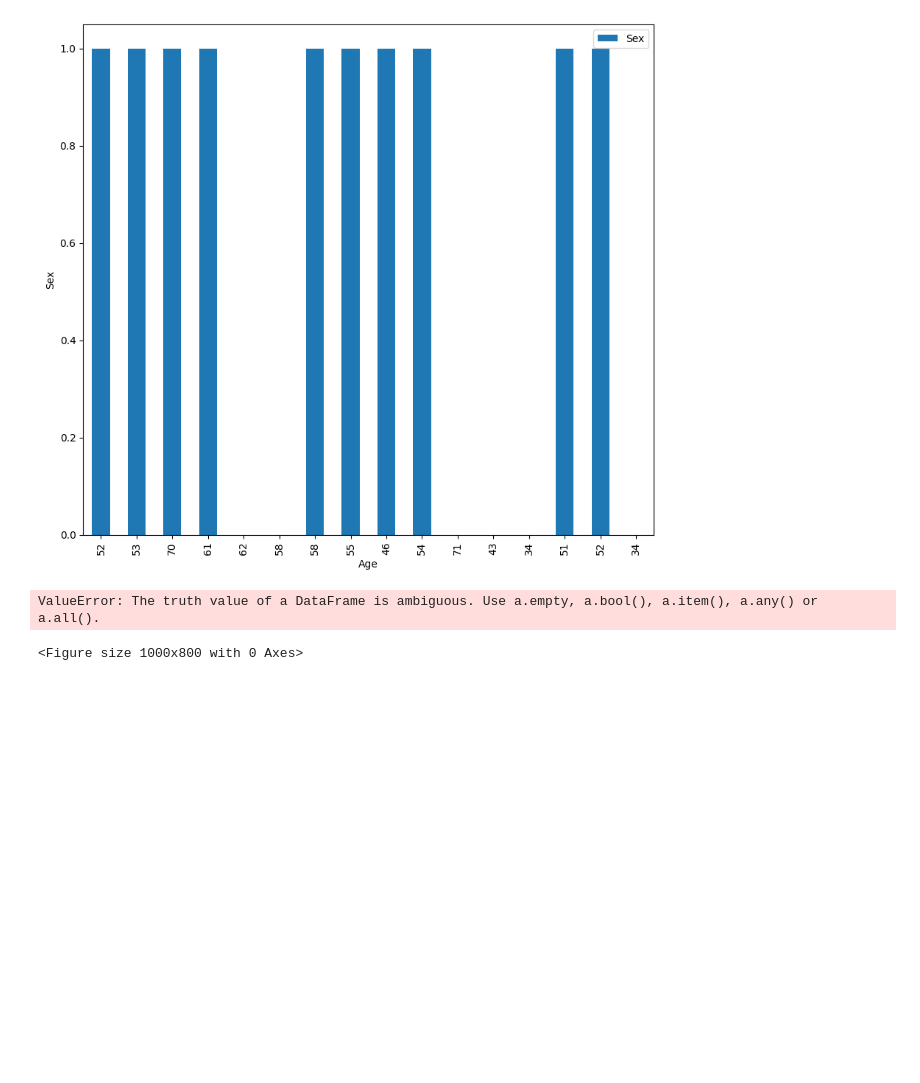
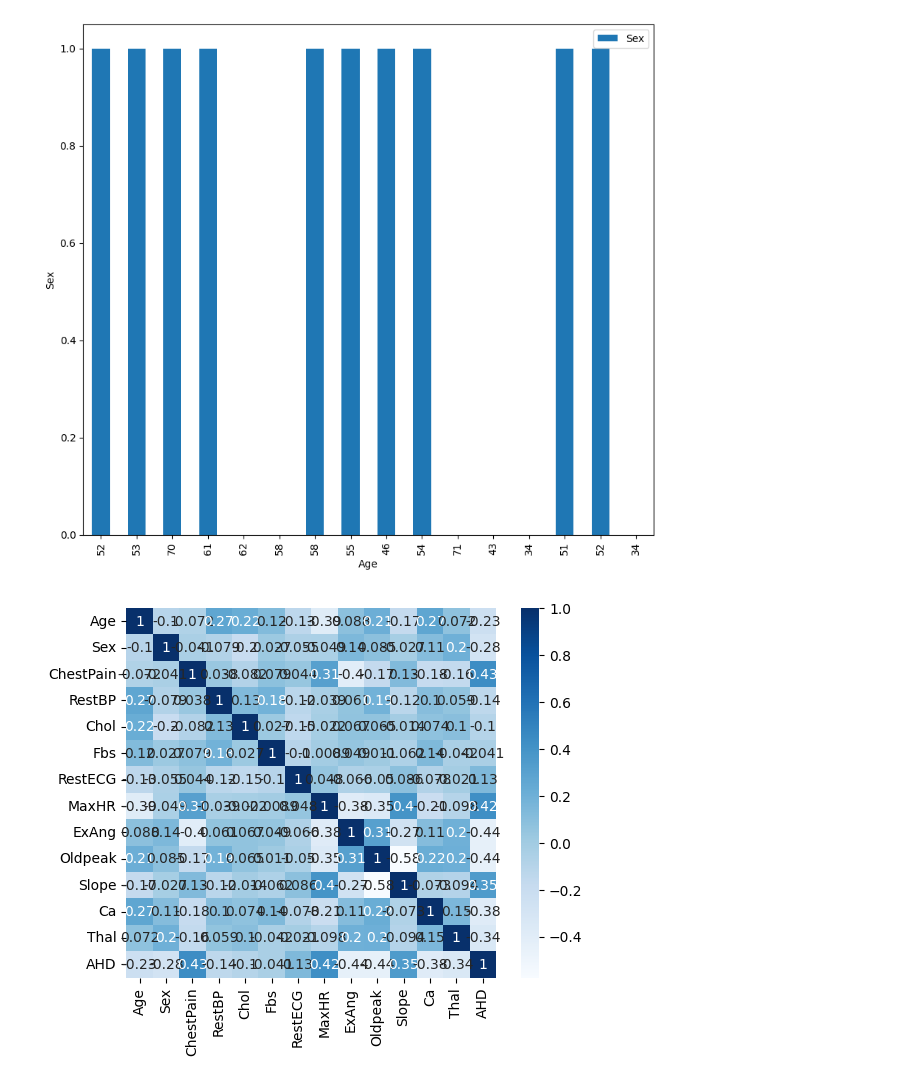
Before and after one commit to adityakardile6329/dsbda-assign, a Jupyter notebook: heartcsv_All_oper.ipynb, the cells around one changed output. Saved outputs shown, nothing was run; the diff lists cells and outputs as text; code cells hidden in the pictures; blank space fills up the shorter version.

```diff
--- a/heartcsv_All_oper.ipynb
+++ b/heartcsv_All_oper.ipynb
@@ -236,15 +223,9 @@ plt.ylabel('Sex')
 plt.show()
 # %% [output]
 [figure]
-# %%
-correlation_matrix=df.corr()
-# Plot the correlation matrix using a heatmap
-plt.figure(figsize=(10, 8))
-sns.plot(correlation_matrix, annot=True, cmap='coolwarm', square=True)
-
-# Add title and display the plot
-plt.title('Correlation Matrix of Air Quality Dataset')
-plt.show()
-# %% [output]
-ValueError: The truth value of a DataFrame is ambiguous. Use a.empty, a.bool(), a.item(), a.any() or a.all().
-<Figure size 1000x800 with 0 Axes>
+# %%
+a=sns.heatmap(df.corr(), cmap='Blues', annot=True, square=True)
+
+plt.show()
+# %% [output]
+[figure, added]
```
Also changed, not shown: parts of 5 cells of this notebook, 2 other files.
